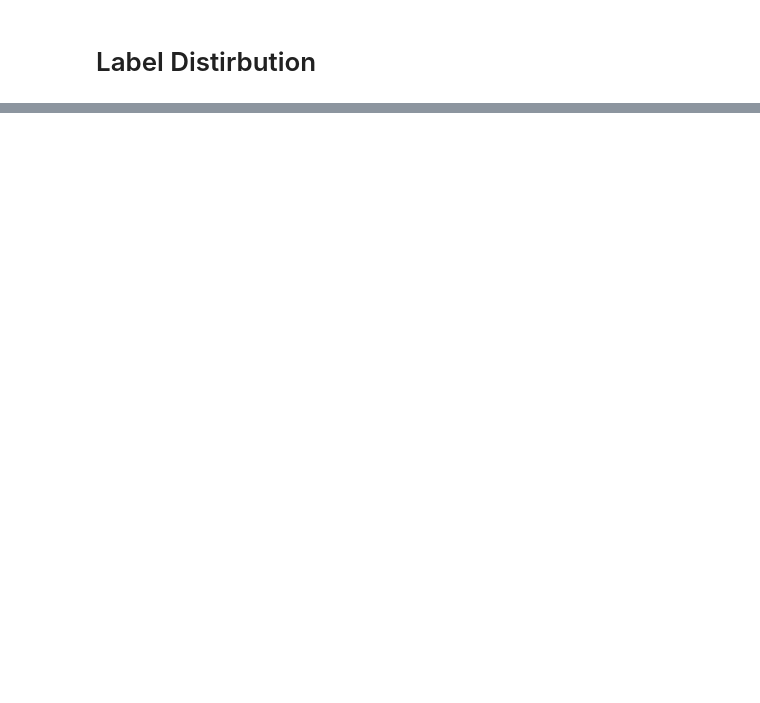
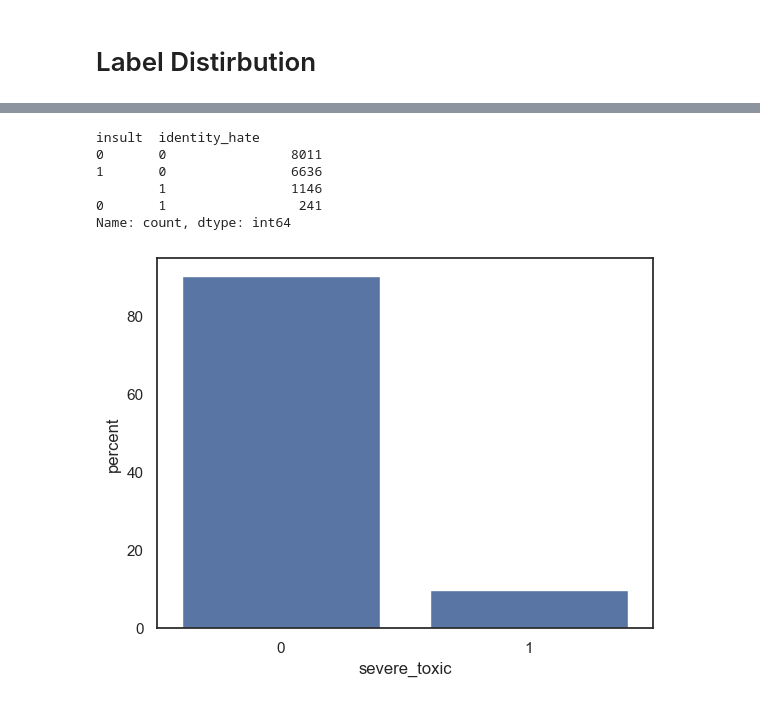
Before and after one commit to gkukse/Toxic-Comment-Classification, a Jupyter notebook: EDA.ipynb, the cells around one changed output, grey strips where cells are left out. Saved outputs shown, nothing was run; the diff lists cells and outputs as text; code cells hidden in the pictures; blank space fills up the shorter version.

```diff
--- a/EDA.ipynb
+++ b/EDA.ipynb
@@ -117,5 +131,0 @@ train['cleaned_text'] = train['comment_text_cleaned'].apply(remove_non_ascii)
-# %%
-train['cleaned_text'] = train['cleaned_text'].str.lstrip(' ').str.lstrip('"').str.lstrip('.').str.lstrip('(')
-train['cleaned_text'] = train['cleaned_text'].replace({'USER': '', 'User': '', 'REDIRECT User': ''})
-train['cleaned_text'] = train['cleaned_text'].str.lstrip(' ').str.lstrip('"').str.lstrip('.').str.lstrip('(')
-train = train[train['cleaned_text'] != '']
@@ -144,2 +131,0 @@ train[train['cleaned_text'].duplicated()][['cleaned_text']].drop_duplicates().he
-# %%
-train = train[~train.duplicated(['comment_text_cleaned'])]
@@ -150,5 +132,3 @@ train.shape
-# %%
-train = train[train['comment_text_cleaned'] != '']
 # %%
 train.shape
 # %% [output]
@@ -175,0 +164,14 @@ train.drop(columns=['id', 'comment_text']).sum() / train.shape[0] * 100
+# %%
+toxic_df = train[
+    (train['toxic'] == 1)
+    |
+    (train['severe_toxic'] == 1)
+    |
+    (train['obscene'] == 1)
+    |
+    (train['threat'] == 1)
+    |
+    (train['insult'] == 1)
+    |
+    (train['identity_hate'] == 1)
+      ].drop(columns=['id', 'comment_text'])
@@ -175,0 +206,14 @@ train.drop(columns=['id', 'comment_text']).sum() / train.shape[0] * 100
+# %%
+toxic_df[['insult', 'identity_hate']].value_counts()
+# %% [output]
+insult  identity_hate
+0       0                8011
+1       0                6636
+        1                1146
+0       1                 241
+Name: count, dtype: int64
+# %%
+sns.countplot(data=toxic_df, x='severe_toxic', stat="percent")
+plt.show()
+# %% [output]
+[figure, added]
```
Also changed, not shown: parts of 49 cells of this notebook, 2 other files.
